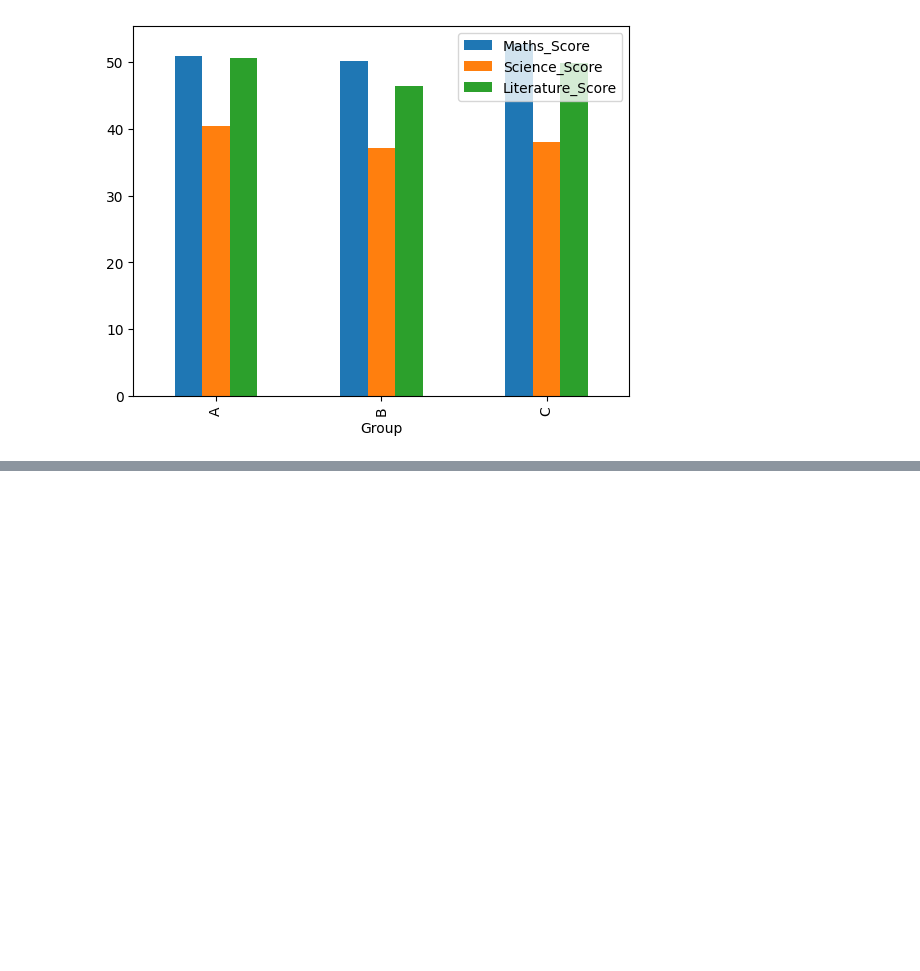
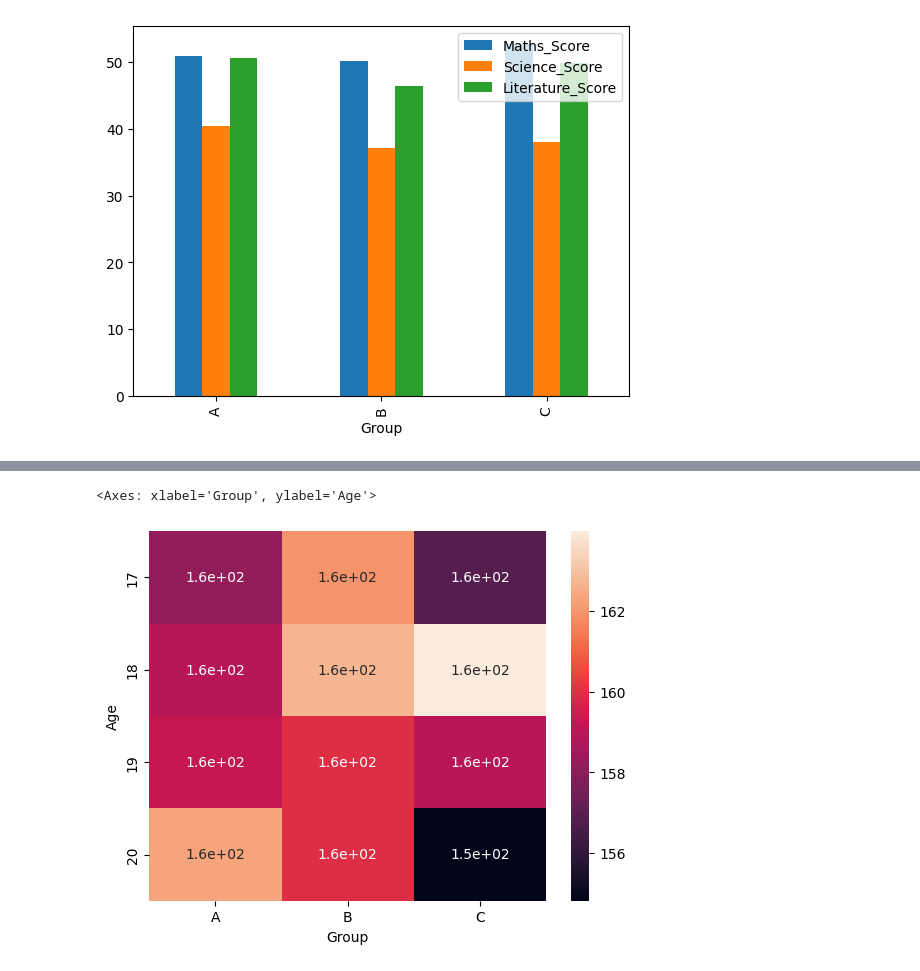
Before and after one commit to ZiolesXy/DataAnalytic, a Jupyter notebook: Visualisasi_Grafik.ipynb, the cells around one changed output, grey strips where cells are left out. Drawn from its saved outputs; the diff is of its cells as text; code cells hidden in the pictures; blank space fills up the shorter version.

```diff
--- a/Visualisasi_Grafik.ipynb
+++ b/Visualisasi_Grafik.ipynb
@@ -25,0 +44,10 @@ AVG.plot.bar(x="Group", y=["Maths_Score", "Science_Score", "Literature_Score"])
+# %%
+import seaborn as sns
+
+gd = sd.groupby(["Age", "Group"])[['Height', 'Weight']].mean().reset_index()
+hd = gd.pivot(index="Age", columns='Group', values='Height')
+
+sns.heatmap(hd, annot=True)
+# %% [output]
+<Axes: xlabel='Group', ylabel='Age'>
+[figure, added]
```
Also changed, not shown: parts of 4 cells of this notebook.
